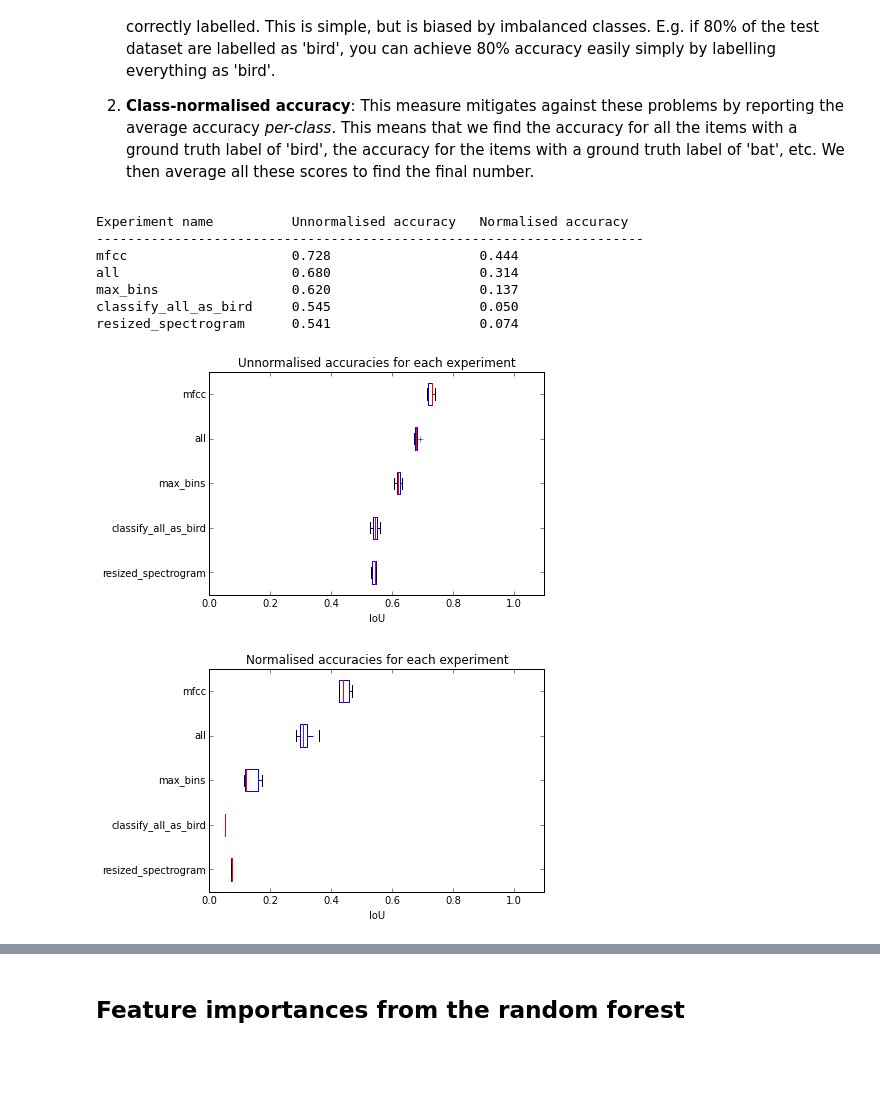
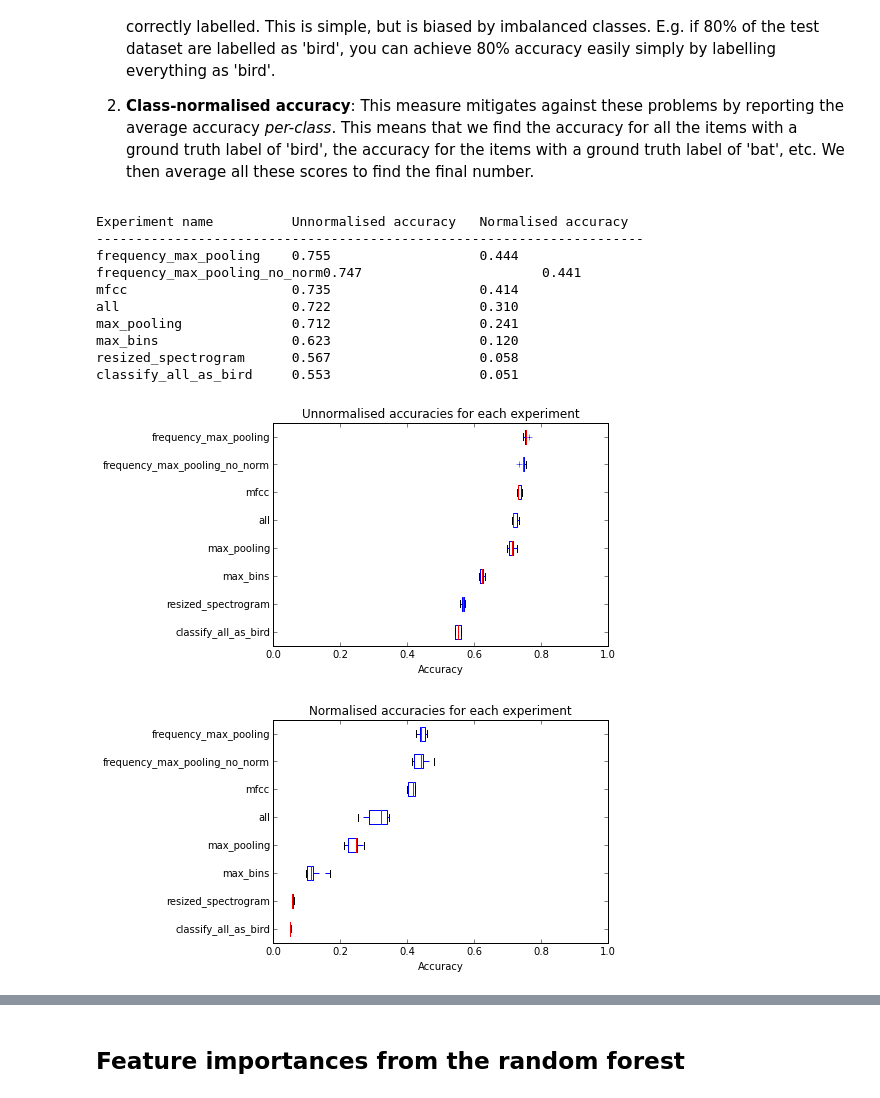
Before and after one commit to mdfirman/CityNet, a Jupyter notebook: notebooks/core/features_evaluation.ipynb, the cells around one changed output, grey strips where cells are left out. Drawn from its saved outputs; the diff is of its cells as text; code cells hidden in the pictures; blank space fills up the shorter version.

```diff
--- a/notebooks/core/features_evaluation.ipynb
+++ b/notebooks/core/features_evaluation.ipynb
@@ -60,0 +54,13 @@ class_counts = collections.Counter(Y)
+# %%
+filelist = csv.reader(open(base_path + 'below12kHz_cropped_label.txt'))
+
+# dataset is a list of dictionaries, each of which represents one wav file
+dataset = [{'wavpath':     f[0],
+            'start_time':  f[1],
+            'class':       f[2].lower().strip()}
+           for f in filelist]
+
+Y_all = [datum['class'] for datum in dataset]
+class_counts = collections.Counter(Y_all)
+
+print "There are %d items in the dataset" % len(dataset)
@@ -124,6 +144,9 @@ X = {}
 X['mfcc'] = np.vstack(X_mfcc)
 X['resized_spectrogram'] = np.vstack(X_resized_spectrogram)
 X['max_bins'] = np.vstack(X_max_bins)
+X['max_pooling'] = np.vstack(X_max_pooling)
+X['frequency_max_pooling'] = np.vstack(X_frequency_max_pooling)
+X['frequency_max_pooling_no_norm'] = np.vstack(X_frequency_max_pooling_no_norm)
 
 for name, x in X.iteritems():
     print "Feature matrix \"%s\" has shape (%d, %d)" % (name, x.shape[0], x.shape[1])
@@ -214,8 +249,10 @@ def unnormalised_accuracy(Y_pred, Y_ground_truth):
 
 def class_normalised_accuracy(Y_pred, Y_ground_truth):
     """
-    This is the average fraction of each class in the ground truth examples which were correctly labelled.
-    This helps to remove bias caused by large imbalance in class labels in the testing set
+    This is the average fraction of each class in the ground truth examples
+    which were correctly labelled.
+    This helps to remove bias caused by large imbalance in class labels in
+    the testing set
     """
     correct_label_count = collections.defaultdict(int)
     total_label_count = collections.defaultdict(int)
@@ -243,46 +280,53 @@ accuracies = []
 # Find the accuracy of each feature type
 for experiment_name, result_list in results.iteritems():
 
     # get a list of all the accuracy results for each train/test split
     unnormalised_acc = [unnormalised_accuracy( result['Y_pred'], result['Y_test'])
            for result in result_list]
 
     class_normalised_acc = [class_normalised_accuracy( result['Y_pred'], result['Y_test'])
            for result in result_list]
 
     accuracies.append((experiment_name, unnormalised_acc, class_normalised_acc))
 
 # sorting the list of accuracies by median accuracy
 accuracies = sorted(accuracies, key=lambda x: np.median(np.array(x[1])))
 
 # printing this sorted list
-print "Experiment name".ljust(25) + "Unnormalised accuracy".ljust(24) + "Normalised accuracy".ljust(20)
+print "Experiment name".ljust(25) + "Unnormalised accuracy".ljust(24) + \
+    "Normalised accuracy".ljust(20)
+
 print '-' * 70
+
 for experiment_name, acc1, acc2 in accuracies[::-1]:
-    print experiment_name.ljust(25) + '%0.3f\t\t\t %0.3f' % (np.array(acc1).mean(), np.array(acc2).mean())
+    print experiment_name.ljust(25) + '%0.3f\t\t\t %0.3f' % \
+        (np.array(acc1).mean(), np.array(acc2).mean())
 
 plt.boxplot([acc[1] for acc in accuracies], 0, 'b+', 0);
-plt.xlim(0, 1.1)
-plt.xlabel('IoU')
+plt.xlim(0, 1.0)
+plt.xlabel('Accuracy')
 plt.title('Unnormalised accuracies for each experiment')
 plt.gca().set_yticklabels([acc[0] for acc in accuracies]);
 
 plt.figure()
 plt.boxplot([acc[2] for acc in accuracies], 0, 'b+', 0);
-plt.xlim(0, 1.1)
-plt.xlabel('IoU')
+plt.xlim(0, 1.0)
+plt.xlabel('Accuracy')
 plt.title('Normalised accuracies for each experiment')
 plt.gca().set_yticklabels([acc[0] for acc in accuracies]);
 # %% [output]
 Experiment name          Unnormalised accuracy   Normalised accuracy
 ----------------------------------------------------------------------
-mfcc                     0.728                   0.444
-all                      0.680                   0.314
-max_bins                 0.620                   0.137
-classify_all_as_bird     0.545                   0.050
-resized_spectrogram      0.541                   0.074
+frequency_max_pooling    0.755                   0.444
+frequency_max_pooling_no_norm0.747                       0.441
+mfcc                     0.735                   0.414
+all                      0.722                   0.310
+max_pooling              0.712                   0.241
+max_bins                 0.623                   0.120
+resized_spectrogram      0.567                   0.058
+classify_all_as_bird     0.553                   0.051
-[figure, old version]
+[figure, new version]
-[figure, old version]
+[figure, new version]
 # %% [markdown]
 ## Confusion matrix
 Only plotting for one run of the results.
```
Also changed, not shown: parts of 12 cells of this notebook, 2 other files.
